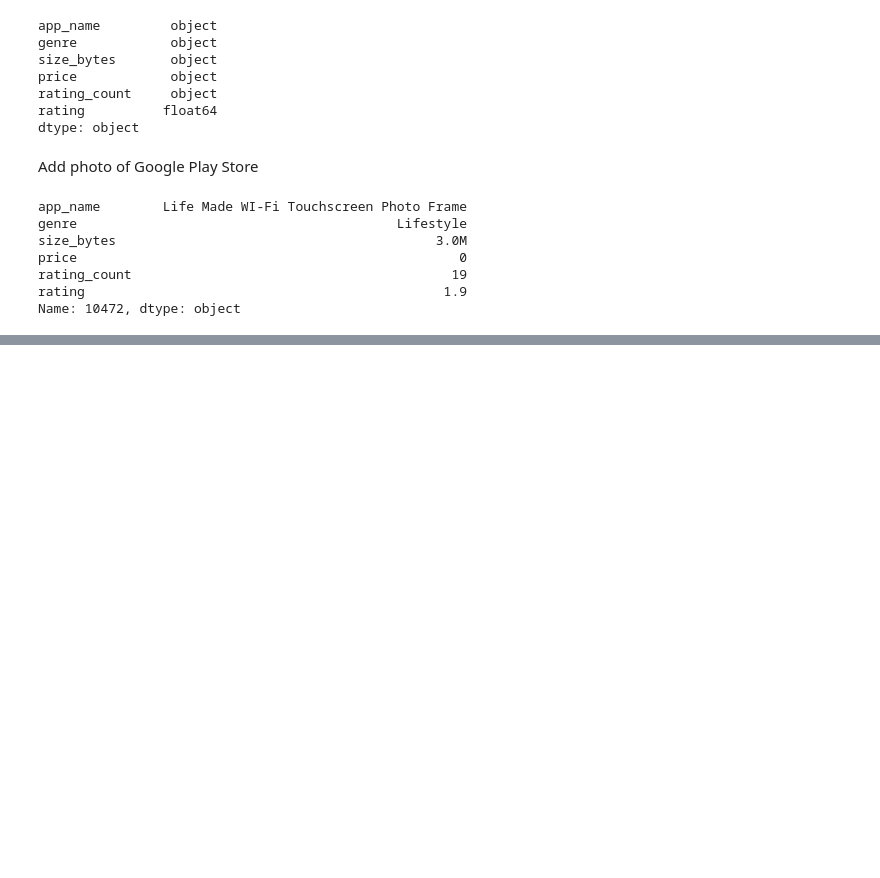
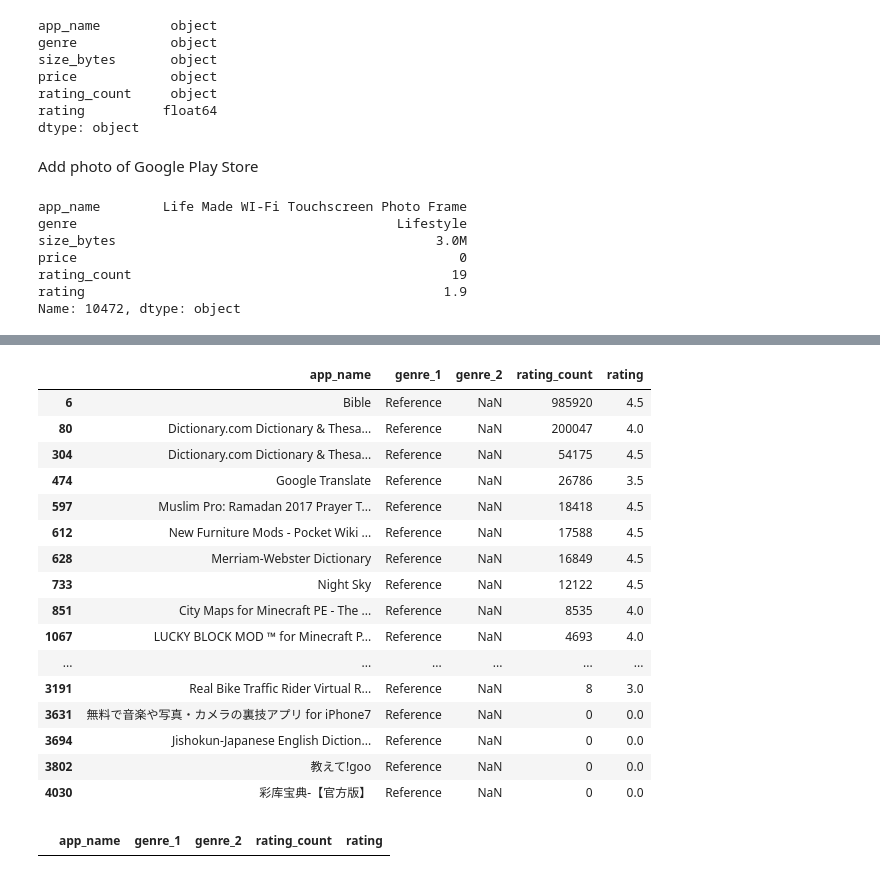
Before and after one commit to ArthurLandgraf/Data-Analyst-Portfolio, a Jupyter notebook: free-apps-analysis.ipynb, the cells around one changed output, grey strips where cells are left out. Drawn from its saved outputs; the diff is of its cells as text; code cells hidden in the pictures; blank space fills up the shorter version.

```diff
--- a/free-apps-analysis.ipynb
+++ b/free-apps-analysis.ipynb
@@ -362,0 +624,5 @@ take a decision of what to do with those 1.4k values
+# %%
+apple_final['genre_2'] = np.nan
+apple_final.rename(mapper={'genre': 'genre_1'}, axis=1, inplace=True)
+apple_final = apple_final[['app_name', 'genre_1', 'genre_2', 'rating_count', 'rating']]
+apple_final.head()
@@ -362,0 +710,24 @@ take a decision of what to do with those 1.4k values
+# %%
+apple_final[apple_final['genre_1'] == 'Reference'].head(20)
+# %% [output]
+|  | app_name | genre_1 | genre_2 | rating_count | rating |
+| 6 | Bible | Reference | NaN | 985920 | 4.5 |
+| 80 | Dictionary.com Dictionary & Thesa... | Reference | NaN | 200047 | 4.0 |
+| 304 | Dictionary.com Dictionary & Thesa... | Reference | NaN | 54175 | 4.5 |
+| 474 | Google Translate | Reference | NaN | 26786 | 3.5 |
+| 597 | Muslim Pro: Ramadan 2017 Prayer T... | Reference | NaN | 18418 | 4.5 |
+| 612 | New Furniture Mods - Pocket Wiki ... | Reference | NaN | 17588 | 4.5 |
+| 628 | Merriam-Webster Dictionary | Reference | NaN | 16849 | 4.5 |
+| 733 | Night Sky | Reference | NaN | 12122 | 4.5 |
+| 851 | City Maps for Minecraft PE - The ... | Reference | NaN | 8535 | 4.0 |
+| 1067 | LUCKY BLOCK MOD ™ for Minecraft P... | Reference | NaN | 4693 | 4.0 |
+| ... | ... | ... | ... | ... | ... |
+| 3191 | Real Bike Traffic Rider Virtual R... | Reference | NaN | 8 | 3.0 |
+| 3631 | 無料で音楽や写真・カメラの裏技アプリ for iPhone7 | Reference | NaN | 0 | 0.0 |
+| 3694 | Jishokun-Japanese English Diction... | Reference | NaN | 0 | 0.0 |
+| 3802 | 教えて!goo | Reference | NaN | 0 | 0.0 |
+| 4030 | 彩库宝典-【官方版】 | Reference | NaN | 0 | 0.0 |
+# %%
+google_final[google_final['app_name'].str.contains(pat='Faceswap', case=False, regex=False)].head(20)
+# %% [output]
+|  | app_name | genre_1 | genre_2 | rating_count | rating |
```
Also changed, not shown: parts of 39 cells of this notebook.
